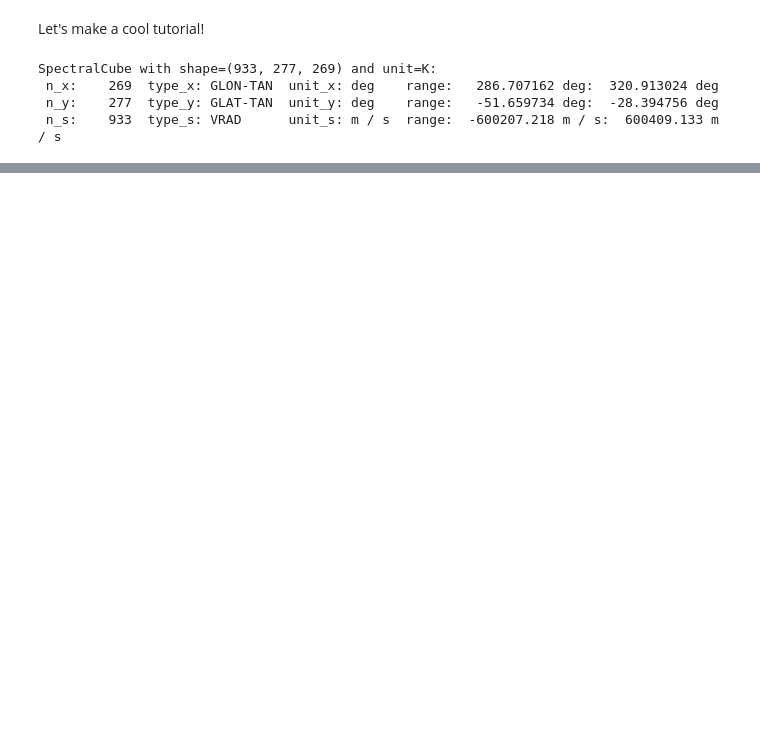
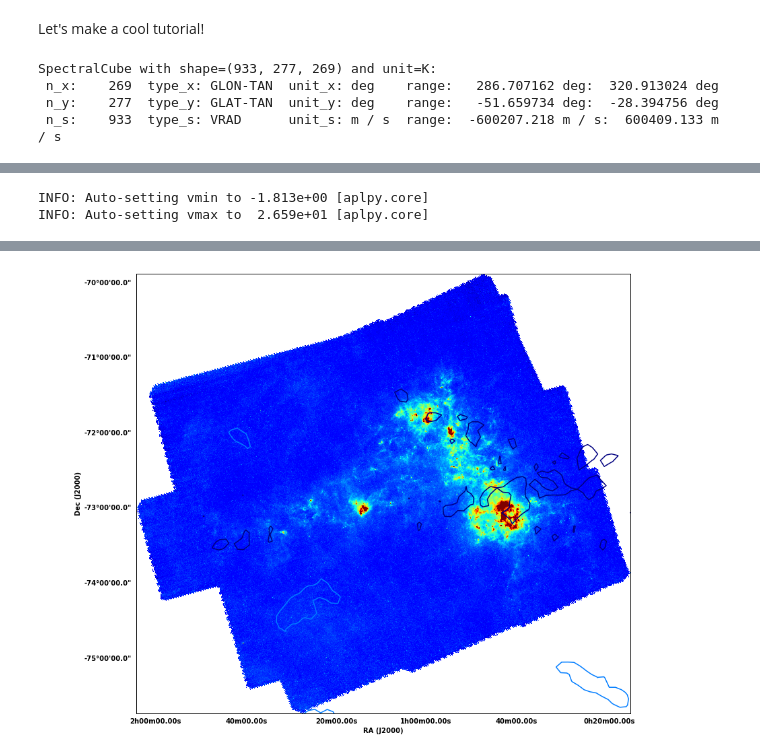
Before and after one commit to Astro-Shetty/tutorials, a Jupyter notebook: Tutorial Draft - 3D Data Cubes (reproject, spectral-cube, aplpy).ipynb, the cells around one changed output, grey strips where cells are left out. Saved outputs shown, nothing was run; the diff lists cells and outputs as text; code cells hidden in the pictures; blank space fills up the shorter version.

```diff
--- a/Tutorial Draft - 3D Data Cubes (reproject, spectral-cube, aplpy).ipynb
+++ b/Tutorial Draft - 3D Data Cubes (reproject, spectral-cube, aplpy).ipynb
@@ -35,4 +37,4 @@ from astroquery.esasky import ESASky
 # %%
-result = ESASky.query_region_maps('SMC', radius = 1*u.deg)
+result = ESASky.query_region_maps('SMC', radius = 1*u.deg, missions = 'Herschel')
 print(result)
 # %% [output]
@@ -70,0 +45,8 @@ result['HERSCHEL']['filter']
+# %%
+filters = result['HERSCHEL']['filter'].astype(str)
+
+ind = np.array(['250, 350, 500' == s for s in filters], dtype = 'bool')
+
+target_obs = astroquery.utils.TableList({"HERSCHEL":result['HERSCHEL'][np.array(ind, dtype='bool')]})
+# %%
+images = ESASky.get_maps(target_obs)
@@ -70,0 +73,4 @@ result['HERSCHEL']['filter']
+# %%
+w = WCS(images['HERSCHEL'][0]['350'][0])
+herschel_hdu = images['HERSCHEL'][0]['350'][1]
+print(w)
@@ -70,0 +90,10 @@ result['HERSCHEL']['filter']
+# %%
+fig = plt.figure(figsize = (18,12))
+
+F = aplpy.FITSFigure(herschel_hdu, figure = fig)
+
+F.show_colorscale()
+F.show_contour(cube.hdu, dimension = [0,1], slices = [450])
+# %% [output]
+INFO: Auto-setting vmin to -1.813e+00 [aplpy.core]
+INFO: Auto-setting vmax to  2.659e+01 [aplpy.core]
@@ -70,0 +102 @@ result['HERSCHEL']['filter']
+[figure, added]
```
Also changed, not shown: parts of 18 cells of this notebook.
